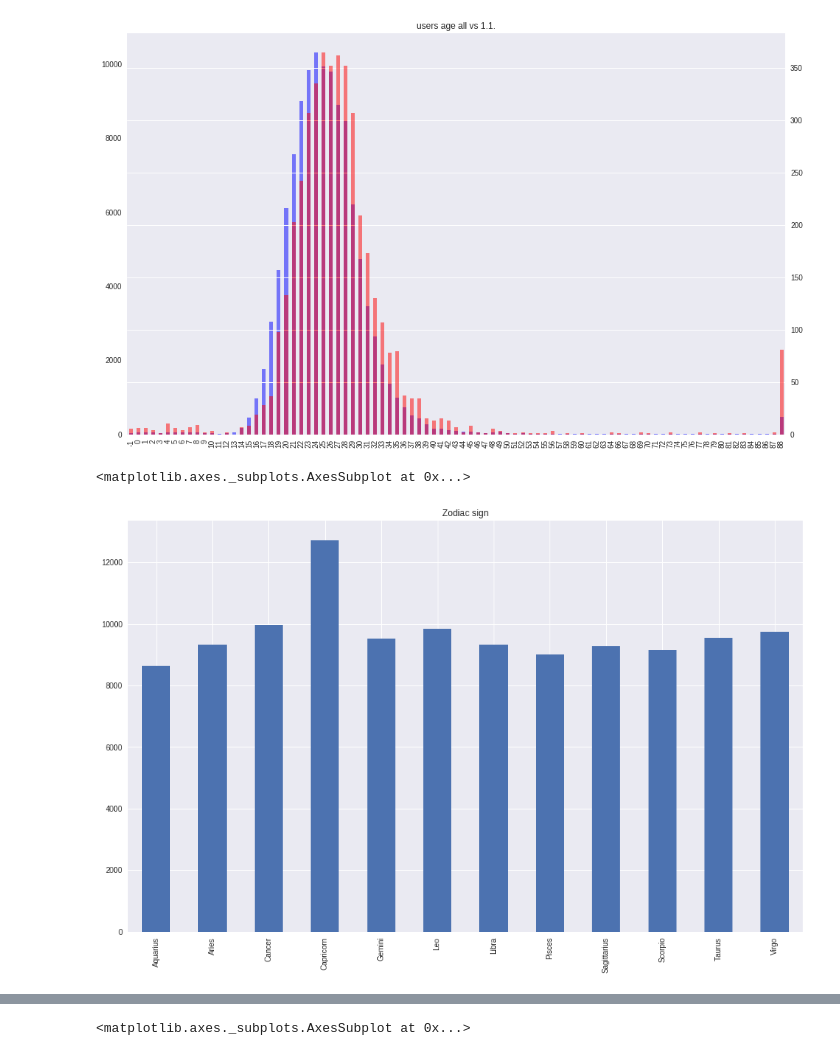
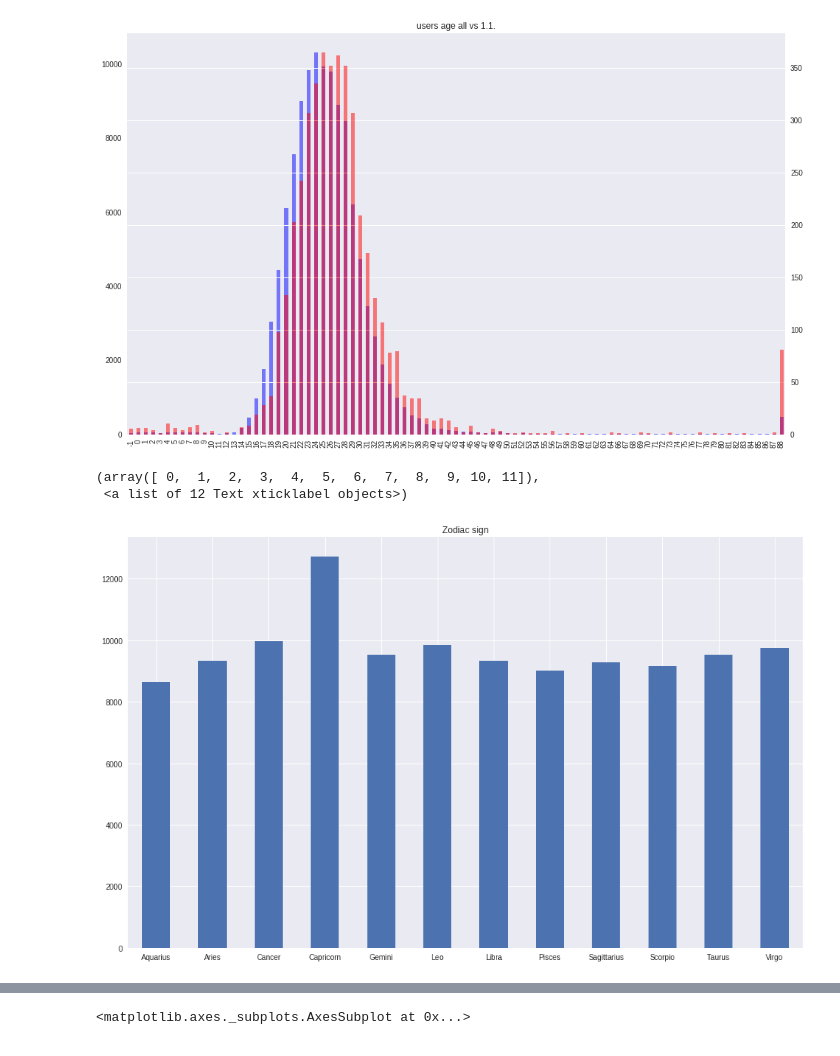
Before and after one commit to racinmat/mal-analysis, a Jupyter notebook: basic_cleanup.ipynb, the cells around one changed output, grey strips where cells are left out. Drawn from its saved outputs; the diff is of its cells as text; code cells hidden in the pictures.

Commit message:
generated graphs for presentation with correct matplotlib settings

```diff
--- a/basic_cleanup.ipynb
+++ b/basic_cleanup.ipynb
@@ -14,3 +12,21 @@ plt.style.use('seaborn')
+# %%
+plt.rcParams.update(mpl.rcParamsDefault)  # for recovering from xkcd
+
+# taken from https://github.com/ctokheim/matplotlibrc
+plt.style.use('seaborn')
+#plt.xkcd()
+
+conf = {
+    'font.size': 14.0,
+    'figure.titlesize': 'x-large',
+    'axes.titlesize': 'x-large',
+    'axes.labelsize': 'large',
+    'xtick.labelsize': 'medium',
+    'ytick.labelsize': 'medium',
+    'legend.fontsize': 'medium',
+}
+
+plt.rcParams.update(conf)
 # %%
 users.describe()
 # %% [output]
@@ -709,6 +725,8 @@ import datetime
 users['zodiac_sign'] = users['birth_date'].apply(zodiac_sign.get_zodiac_sign)
 # %%
 users['zodiac_sign'].value_counts().sort_index().plot.bar(figsize=(16, 10), title='Zodiac sign')
+plt.xticks(rotation=0)
 # %% [output]
-<matplotlib.axes._subplots.AxesSubplot at 0x...>
+(array([ 0,  1,  2,  3,  4,  5,  6,  7,  8,  9, 10, 11]),
+ <a list of 12 Text xticklabel objects>)
-[figure, old version]
+[figure, new version]
```
Also changed, not shown: parts of 30 cells of this notebook, 1 other file.
